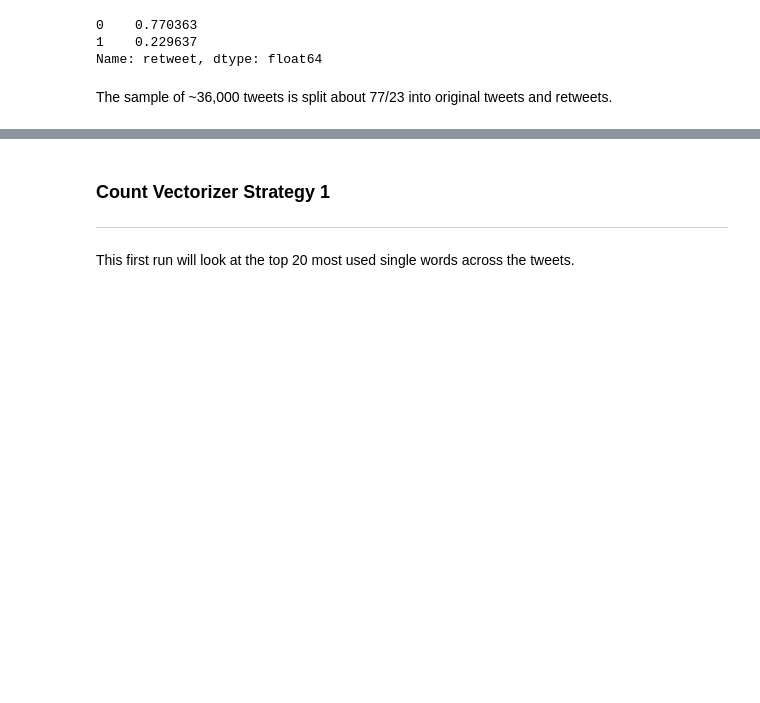
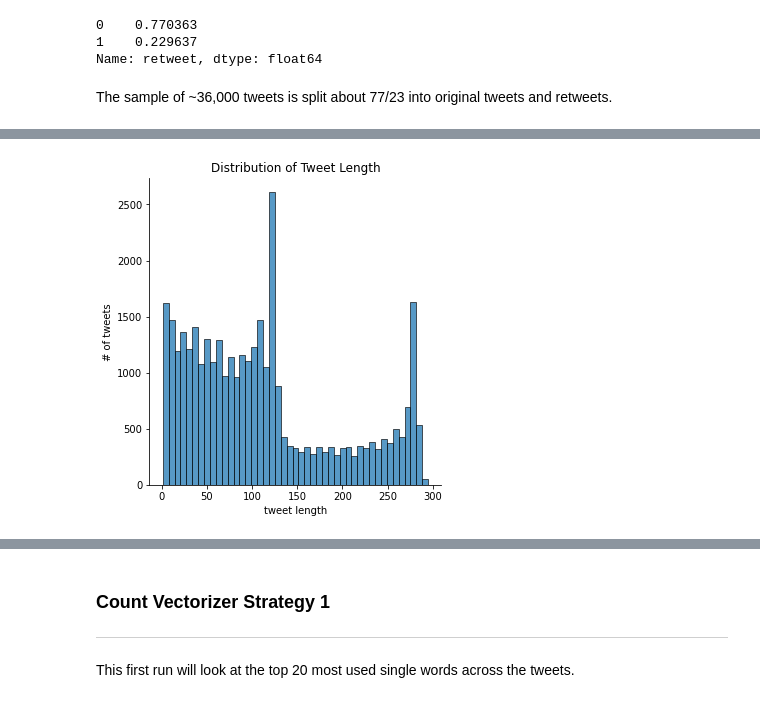
Before and after one commit to Erutis/vc-twitter, a Jupyter notebook: code/03_eda.ipynb, the cells around one changed output, grey strips where cells are left out. Saved outputs shown, nothing was run; the diff lists cells and outputs as text; code cells hidden in the pictures; blank space fills up the shorter version.

```diff
--- a/code/03_eda.ipynb
+++ b/code/03_eda.ipynb
@@ -11,7 +11,7 @@ import seaborn as sns
 
 from sklearn.feature_extraction.text import CountVectorizer, TfidfVectorizer
 # %%
-df = pd.read_csv('./data/3000_tweets.csv')
+df = pd.read_csv('../data/3000_tweets.csv')
 df.head()
 # %% [output]
 |  | no_rts | retweet |
@@ -72,0 +88,9 @@ The sample of ~36,000 tweets is split about 77/23 into original tweets and retwe
+# %%
+# I want to remove any tweets that are less than 20 characters
+
+sns.displot(df['no_rts'].str.len());
+plt.xlabel('tweet length')
+plt.ylabel('# of tweets')
+plt.title('Distribution of Tweet Length');
+# %% [output]
+[figure, added]
```
Also changed, not shown: parts of 20 cells of this notebook, 6 other files.
